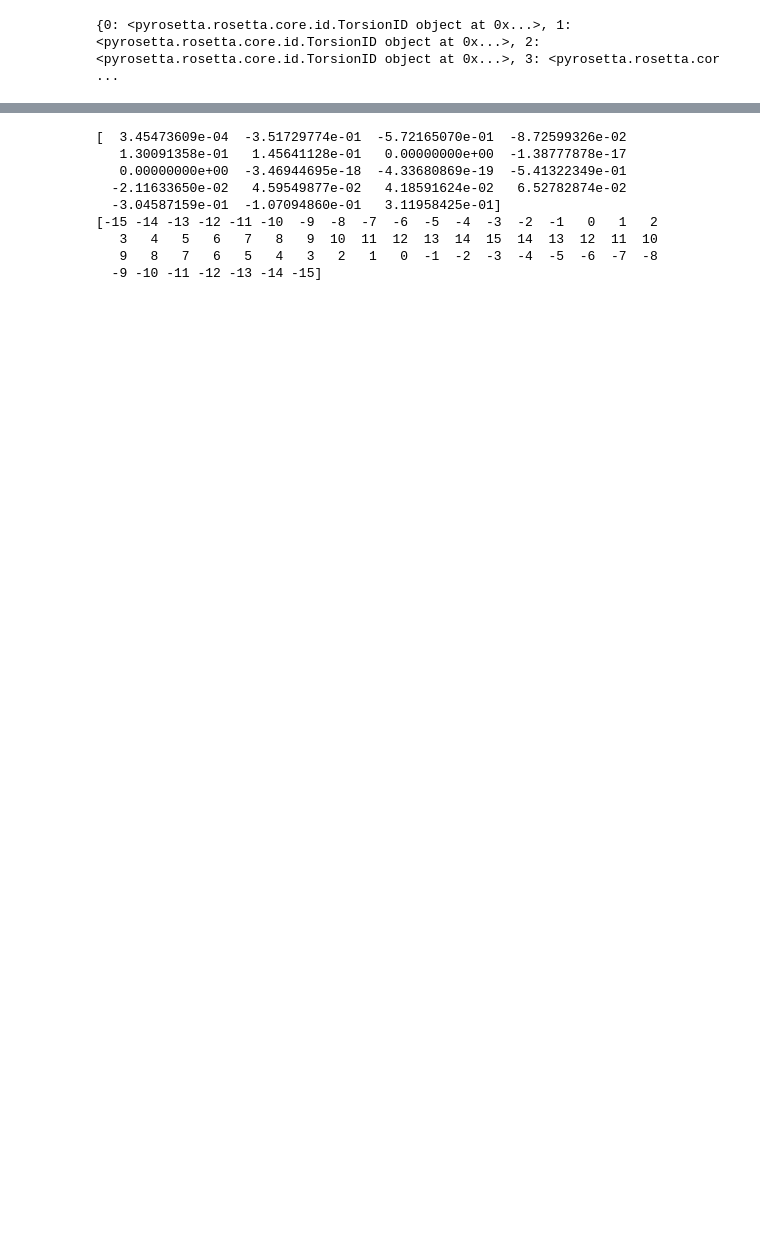
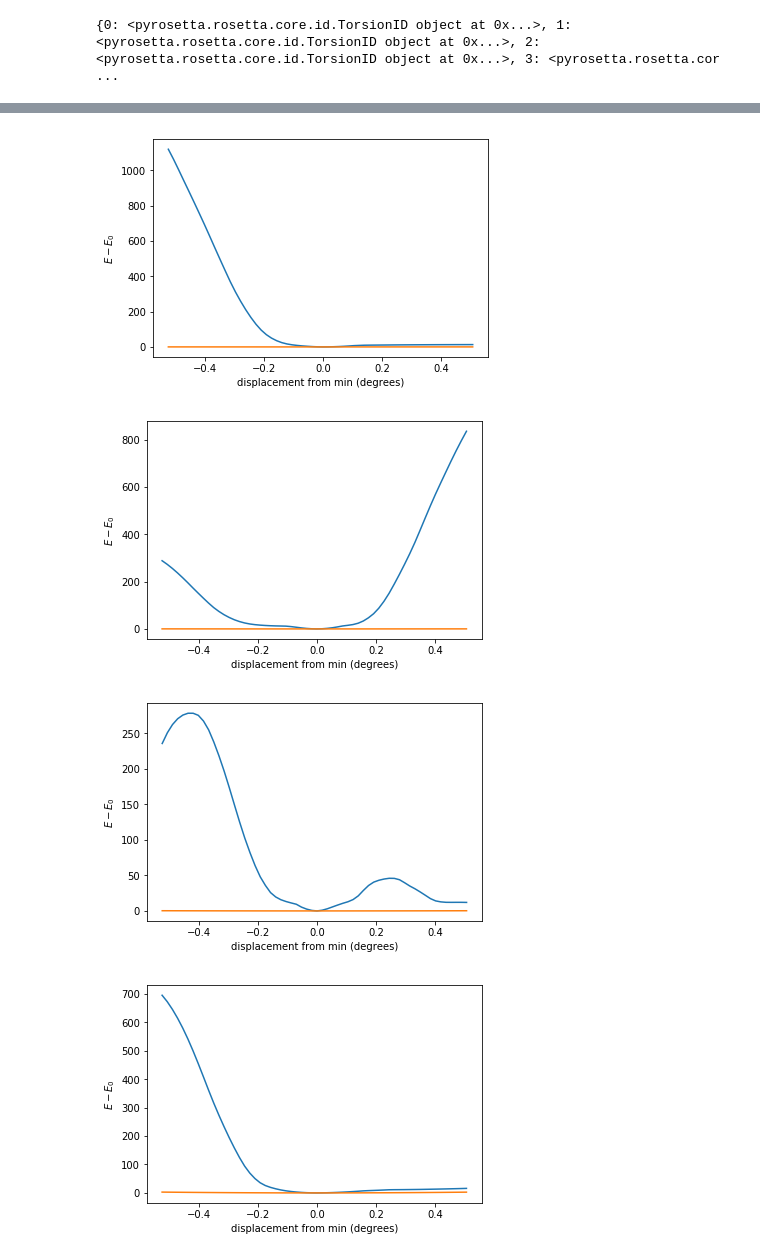
Before and after one commit to maa805/mining-minima, a Jupyter notebook: animation.ipynb, the cells around one changed output, grey strips where cells are left out. Drawn from its saved outputs; the diff is of its cells as text; code cells hidden in the pictures; blank space fills up the shorter version.

```diff
--- a/animation.ipynb
+++ b/animation.ipynb
@@ -138,11 +138,18 @@ pose.set_epsilon(3, -150)
 pose.set_zeta(3, -79)
 pose.set_chi(3, 79)
 
+movemap.set(TorsionID(3, BB, 1), False)
+movemap.set(TorsionID(3, BB, 2), False)
+movemap.set(TorsionID(3, BB, 3), False)
+movemap.set(TorsionID(2, BB, 5), False)
+movemap.set(TorsionID(2, BB, 6), False)
+
+minmover.apply(pose)
 pose.set_chi(4, 79)
 pmm.apply(pose)
 h = 0.5
 h_rad = h*np.pi/180
-
+E_0 = scorefxn(pose)
 dofs = []
 dofs.append(pose.alpha(2))
 dofs.append(pose.beta(2))
@@ -258,28 +265,36 @@ pmm.apply(pose)
 # %%
-K = w[10]
-mode = v[:,10]
-print mode
-observer = AddPyMOLObserver(pose, True)
-h = np.arange(-15,15,1)
-h = np.concatenate((np.append(h, 15), h[: :-1]))
-print h
+for kk in range(10,16):
 
-for hh in h:
+    K = w[kk]
+    mode = v[:,kk]
+    observer = AddPyMOLObserver(pose, True)
+    h = np.arange(-30,30,1)
+    h_plot = h*np.pi/180
+    #h = np.concatenate((np.append(h, 15), h[: :-1]))
 
-    dofs_new = dofs+hh*mode
+    bar = []
 
-    for jj, dof in enumerate(dofs_new):
 
-        pose.set_torsion(dof_dict[jj], dof)
+    for hh in h:
 
-    scorefxn(pose)
+        dofs_new = dofs+hh*mode
+
+        for jj, dof in enumerate(dofs_new):
+
+            pose.set_torsion(dof_dict[jj], dof)
+
+        bar.append(scorefxn(pose)-E_0)
+        #print E_0, scorefxn(pose)
+
+    np.array(bar)
+
+    plt.figure()
+    plt.plot(h_plot, bar)
+    plt.plot(h_plot, 0.5*K*h_plot**2)
+    plt.xlabel('displacement from min (degrees)')
+    plt.ylabel('$E-E_0$')
 # %% [output]
-[  3.45473609e-04  -3.51729774e-01  -5.72165070e-01  -8.72599326e-02
-   1.30091358e-01   1.45641128e-01   0.00000000e+00  -1.38777878e-17
-   0.00000000e+00  -3.46944695e-18  -4.33680869e-19  -5.41322349e-01
-  -2.11633650e-02   4.59549877e-02   4.18591624e-02   6.52782874e-02
-  -3.04587159e-01  -1.07094860e-01   3.11958425e-01]
-[-15 -14 -13 -12 -11 -10  -9  -8  -7  -6  -5  -4  -3  -2  -1   0   1   2
-   3   4   5   6   7   8   9  10  11  12  13  14  15  14  13  12  11  10
-   9   8   7   6   5   4   3   2   1   0  -1  -2  -3  -4  -5  -6  -7  -8
-  -9 -10 -11 -12 -13 -14 -15]
+[figure, added]
+[figure, added]
+[figure, added]
+[figure, added]
```
Also changed, not shown: parts of 12 cells of this notebook, 1 other file.
